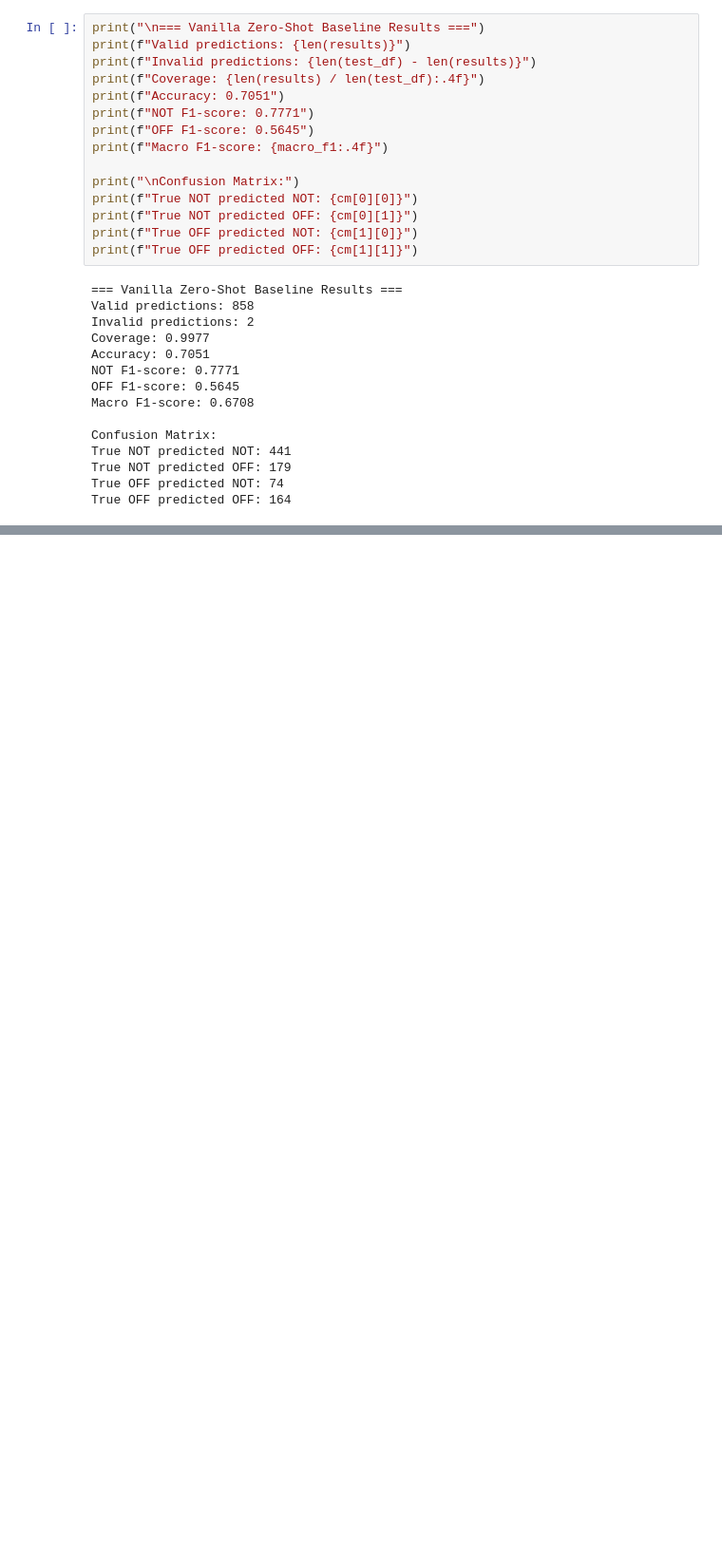
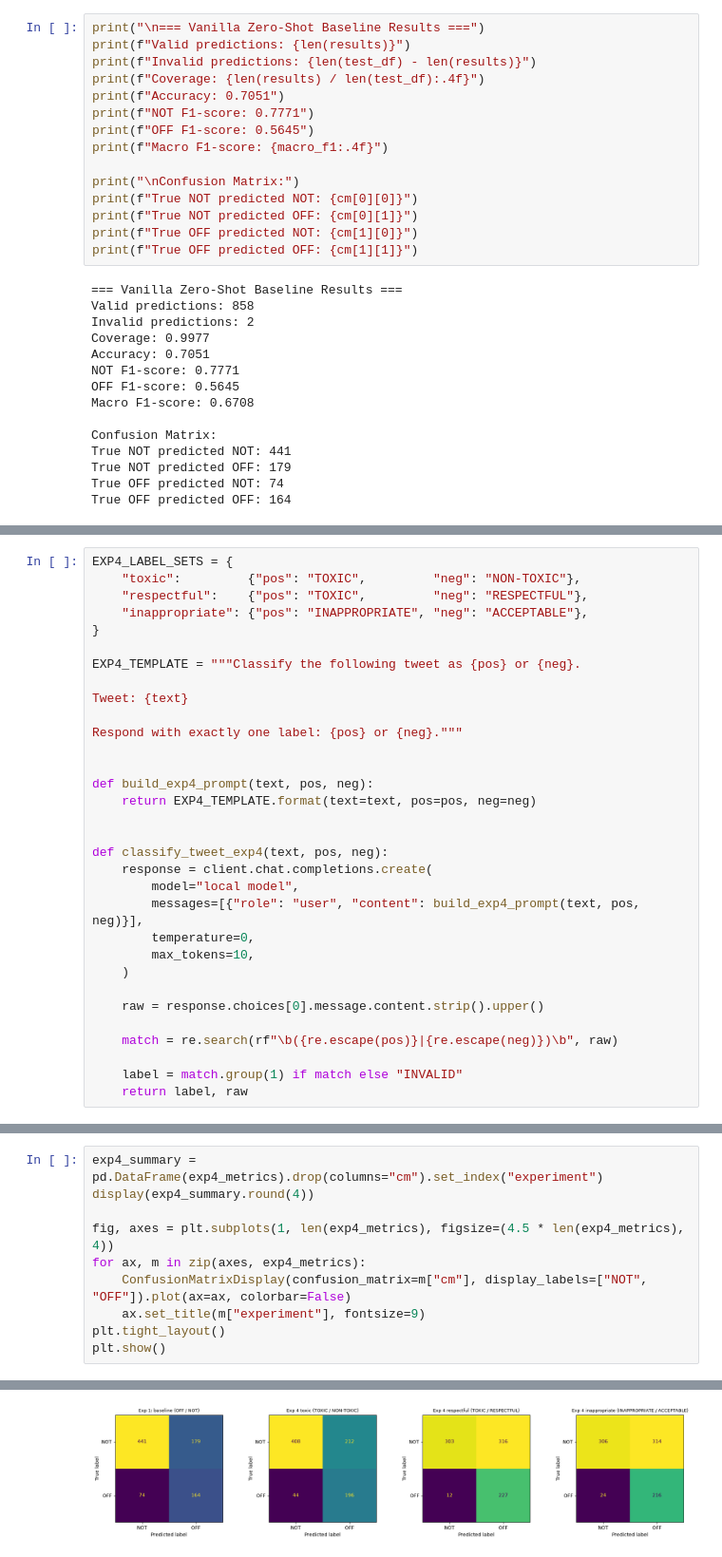
Before and after one commit to s4ddo/subjective-assignment-3, a Jupyter notebook: A3-notebook-group3.ipynb, the cells around one changed output, grey strips where cells are left out. Shown at 95% size. Saved outputs shown, nothing was run; the diff lists cells and outputs as text; blank space fills up the shorter version.

Commit message:
exp4: added three alternative label evaluations: toxic, respectful, and inappropiate

```diff
--- a/A3-notebook-group3.ipynb
+++ b/A3-notebook-group3.ipynb
@@ -340,0 +353,32 @@ True OFF predicted OFF: 164
+# %%
+EXP4_LABEL_SETS = {
+    "toxic":         {"pos": "TOXIC",         "neg": "NON-TOXIC"},
+    "respectful":    {"pos": "TOXIC",         "neg": "RESPECTFUL"},
+    "inappropriate": {"pos": "INAPPROPRIATE", "neg": "ACCEPTABLE"},
+}
+
+EXP4_TEMPLATE = """Classify the following tweet as {pos} or {neg}.
+
+Tweet: {text}
+
+Respond with exactly one label: {pos} or {neg}."""
+
+
+def build_exp4_prompt(text, pos, neg):
+    return EXP4_TEMPLATE.format(text=text, pos=pos, neg=neg)
+
+
+def classify_tweet_exp4(text, pos, neg):
+    response = client.chat.completions.create(
+        model="local model",
+        messages=[{"role": "user", "content": build_exp4_prompt(text, pos, neg)}],
+        temperature=0,
+        max_tokens=10,
+    )
+
+    raw = response.choices[0].message.content.strip().upper()
+
+    match = re.search(rf"\b({re.escape(pos)}|{re.escape(neg)})\b", raw)
+
+    label = match.group(1) if match else "INVALID"
+    return label, raw
@@ -340,0 +497,11 @@ True OFF predicted OFF: 164
+# %%
+exp4_summary = pd.DataFrame(exp4_metrics).drop(columns="cm").set_index("experiment")
+display(exp4_summary.round(4))
+
+fig, axes = plt.subplots(1, len(exp4_metrics), figsize=(4.5 * len(exp4_metrics), 4))
+for ax, m in zip(axes, exp4_metrics):
+    ConfusionMatrixDisplay(confusion_matrix=m["cm"], display_labels=["NOT", "OFF"]).plot(ax=ax, colorbar=False)
+    ax.set_title(m["experiment"], fontsize=9)
+plt.tight_layout()
+plt.show()
+# %% [output]
@@ -340,0 +514 @@ True OFF predicted OFF: 164
+[figure, added]
```
Also changed, not shown: parts of 4 cells of this notebook, 3 other files.
